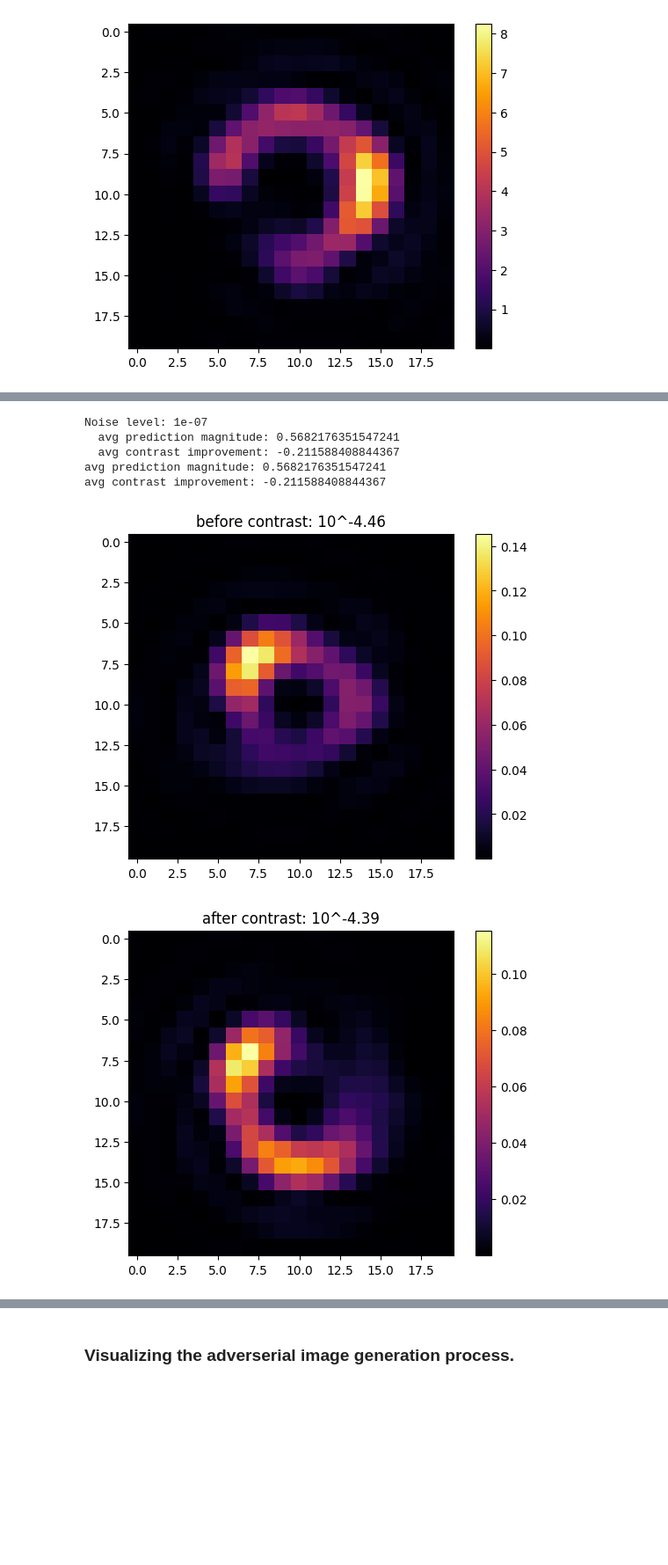
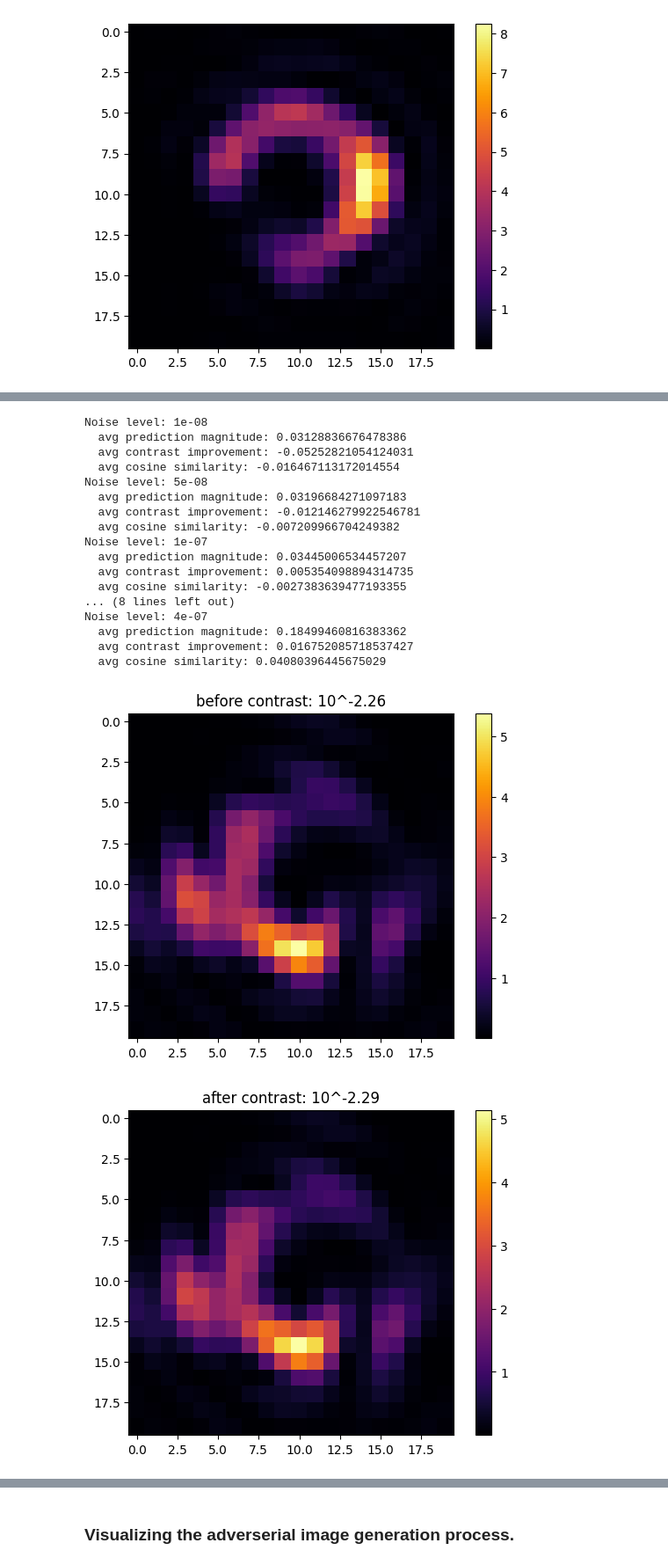
Before and after one commit to AlexeiKorolev/NASA-RL-Wavefront-Control, a Jupyter notebook: RL/visualize.ipynb, the cells around one changed output, grey strips where cells are left out. Shown at 88% size. Saved outputs shown, nothing was run; the diff lists cells and outputs as text; code cells hidden in the pictures; blank space fills up the shorter version.

```diff
--- a/RL/visualize.ipynb
+++ b/RL/visualize.ipynb
@@ -19,7 +16,16 @@ path = r'jobs\20251110_122808\exp-fc1-zscore-ep10000-bs2048-lr1e-3-s42-h512-256-
 # path = r'jobs\20251111_165459\exp-fc1-zscore-ep10000-bs2048-lr1e-3-s42-h512-256-128'
 # path = r'jobs\20251115_225402\exp-fc1-zscore-ep10000-bs2048-lr1e-3-s42-h1024-512-256-images'
 # path = r"A:\Projects\DM + RL\RL\jobs\20251117_012420\exp-fc1-zscore-ep2500-bs262144-lr1e-3-s42-h512-256-128-images"
-path = r"A:\Projects\DM + RL\RL\jobs\20251117_012429\exp-fc1-zscore-ep2500-bs262144-lr1e-3-s42-h512-256-128-images"
+# path = r"A:\Projects\DM + RL\RL\jobs\20251117_012429\exp-fc1-zscore-ep2500-bs262144-lr1e-3-s42-h512-256-128-images"
+
+# model1
+path = r"A:\Projects\DM + RL\RL\jobs\20251117_092705\exp-fc1-zscore-ep10000-bs2048-lr1e-3-s42-h512-256-128-images-dc100000"
+
+# model2
+path = r"A:\Projects\DM + RL\RL\jobs\20251117_134444\exp-fc1-zscore-ep10000-bs2048-lr1e-3-s42-h512-256-128-images-dc100000"
+
+# model3 (slopes)
+# path = r"A:\Projects\DM + RL\RL\jobs\20251117_134718\exp-fc1-zscore-ep10000-bs2048-lr1e-3-s42-h512-256-128-slopes-dc100000"
 
 metrics_path = path + r'\metrics.json'
 
@@ -364,6 +370,7 @@ nudge_vec = metrics_data['dataset_meta']['nudge_vector']
 delta_t = metrics_data['dataset_meta']['dataset_config']['delta_t']
 dm_random_noise = metrics_data['dataset_meta']['dataset_config']['dm_random_noise']
 N = 30
+slopes_train = False
 
 x_norm_func = NORMALIZERS[metrics_data['x_norm']['type']]
 params = metrics_data['x_norm'].copy()
@@ -372,7 +379,9 @@ params.pop('type')
 y_mean = metrics_data['y_norm']['mean']
 y_std = metrics_data['y_norm']['std']
 
-noise_levels = [1e-7] # [1e-8, 5e-8, 1e-7, 2e-7, 3e-7, 4e-7]
+similarities = []
+
+noise_levels = [1e-8, 5e-8, 1e-7, 2e-7, 3e-7, 4e-7]
 
 for noise in noise_levels:
     prediction_magnitudes = []
@@ -389,48 +398,73 @@ for noise in noise_levels:
 
             imgs = env.generate_diversity_images(delta_t=delta_t, noise_enabled=False)
 
+            slopes = env.get_slopes()
+
             with torch.no_grad():
-                imgs = torch.asarray(imgs).unsqueeze(0)
+                if slopes_train:
+                    slopes = torch.asarray(slopes, dtype=torch.float).unsqueeze(0).unsqueeze(-1)
+                    imgs_norm, _ = x_norm_func(slopes, **params)
+                else:
+                    imgs = torch.asarray(imgs).unsqueeze(0)
+                    imgs_norm, _ = x_norm_func(imgs, **params)
 
-                imgs_norm, _ = x_norm_func(imgs, **params)
+
                 imgs_norm = np.transpose(imgs_norm, (0, 2, 3, 1))
                 y_pred = model(imgs_norm)
 
                 pred_mag = np.linalg.norm(y_pred)
                 prediction_magnitudes.append(pred_mag)
 
                 y_pred *= y_std
                 y_pred -= y_mean
 
+            orig_t = torch.as_tensor(original, dtype=y_pred.dtype, device=y_pred.device).unsqueeze(0)
+            cos_sim = torch.nn.functional.cosine_similarity(y_pred, orig_t, dim=1).item()
+            similarities.append(cos_sim)
+            # print(f"cosine_similarity: {cos_sim:.6f}")
 
             env.deformable_mirror.flatten()
             env.deformable_mirror.actuators = original - np.array(y_pred[0])
             new_contrast = env.get_contrast(delta_t=1e15)
             contrast_differences.append((original_contrast - new_contrast) / original_contrast)
 
 
     print(f"Noise level: {noise}")
     print(f"  avg prediction magnitude: {np.mean(prediction_magnitudes)}")
     print(f"  avg contrast improvement: {np.mean(contrast_differences)}")
+    print(f"  avg cosine similarity: {np.mean(similarities)}")
 
-print(f"avg prediction magnitude: {np.mean(prediction_magnitudes)}")
-print(f"avg contrast improvement: {np.mean(contrast_differences)}")
+# print(f"avg prediction magnitude: {np.mean(prediction_magnitudes)}")
+# print(f"avg contrast improvement: {np.mean(contrast_differences)}")
+# print(f"avg cosine similarity: {np.mean(similarities)}")
 
 img4 = torch.asarray(env.get_camera_image(delta_t=delta_t, noise_enabled=False), dtype=torch.float)
-plt.imshow(imgs[0][0], cmap='inferno')
+plt.imshow(imgs[0][0] if not slopes_train else imgs[0], cmap='inferno')
 plt.title(f"before contrast: 10^{np.log10(original_contrast):.02f}")
 plt.colorbar()
 plt.show()
 
 plt.imshow(img4, cmap='inferno')
 plt.title(f"after contrast: 10^{np.log10(new_contrast):.02f}")
 plt.colorbar()
 plt.show()
 # %% [output]
+Noise level: 1e-08
+  avg prediction magnitude: 0.03128836676478386
+  avg contrast improvement: -0.05252821054124031
+  avg cosine similarity: -0.016467113172014554
+Noise level: 5e-08
+  avg prediction magnitude: 0.03196684271097183
+  avg contrast improvement: -0.012146279922546781
+  avg cosine similarity: -0.007209966704249382
 Noise level: 1e-07
-  avg prediction magnitude: 0.5682176351547241
-  avg contrast improvement: -0.211588408844367
-avg prediction magnitude: 0.5682176351547241
-avg contrast improvement: -0.211588408844367
+  avg prediction magnitude: 0.03445006534457207
+  avg contrast improvement: 0.005354098894314735
+  avg cosine similarity: -0.0027383639477193355
+... (8 lines left out)
+Noise level: 4e-07
+  avg prediction magnitude: 0.18499460816383362
+  avg contrast improvement: 0.016752085718537427
+  avg cosine similarity: 0.04080396445675029
-[figure, old version]
+[figure, new version]
-[figure, old version]
+[figure, new version]
```
Also changed, not shown: parts of 7 cells of this notebook, 4 other files.
